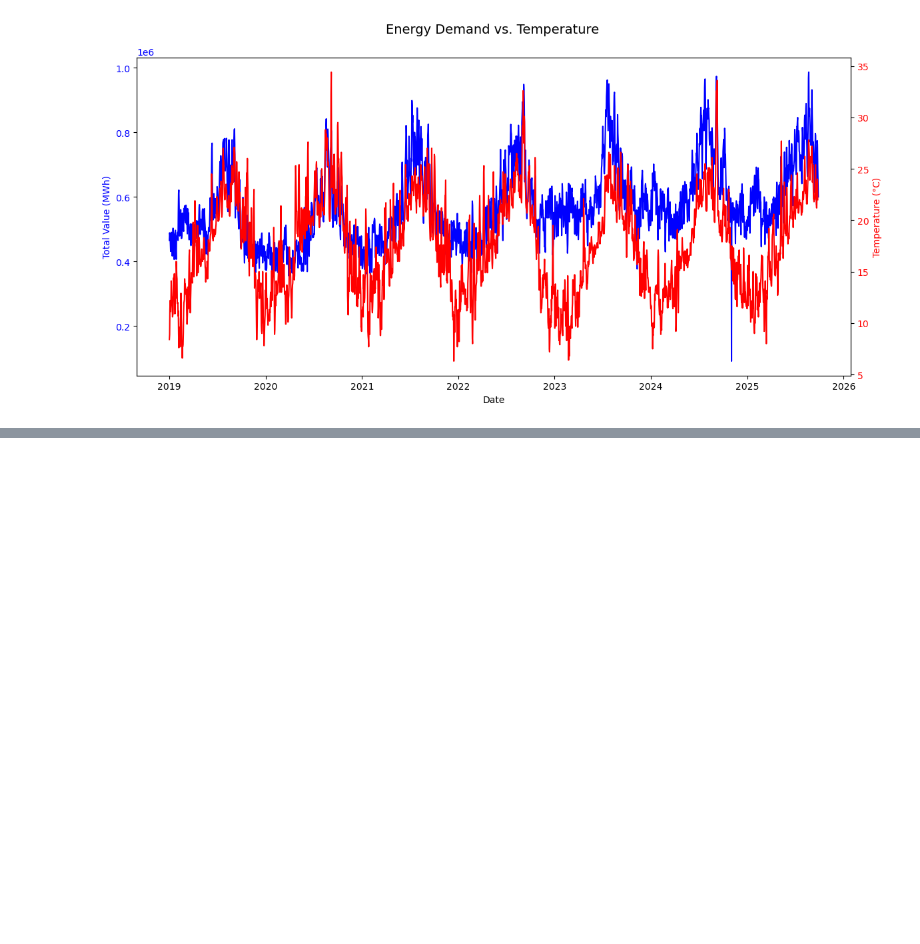
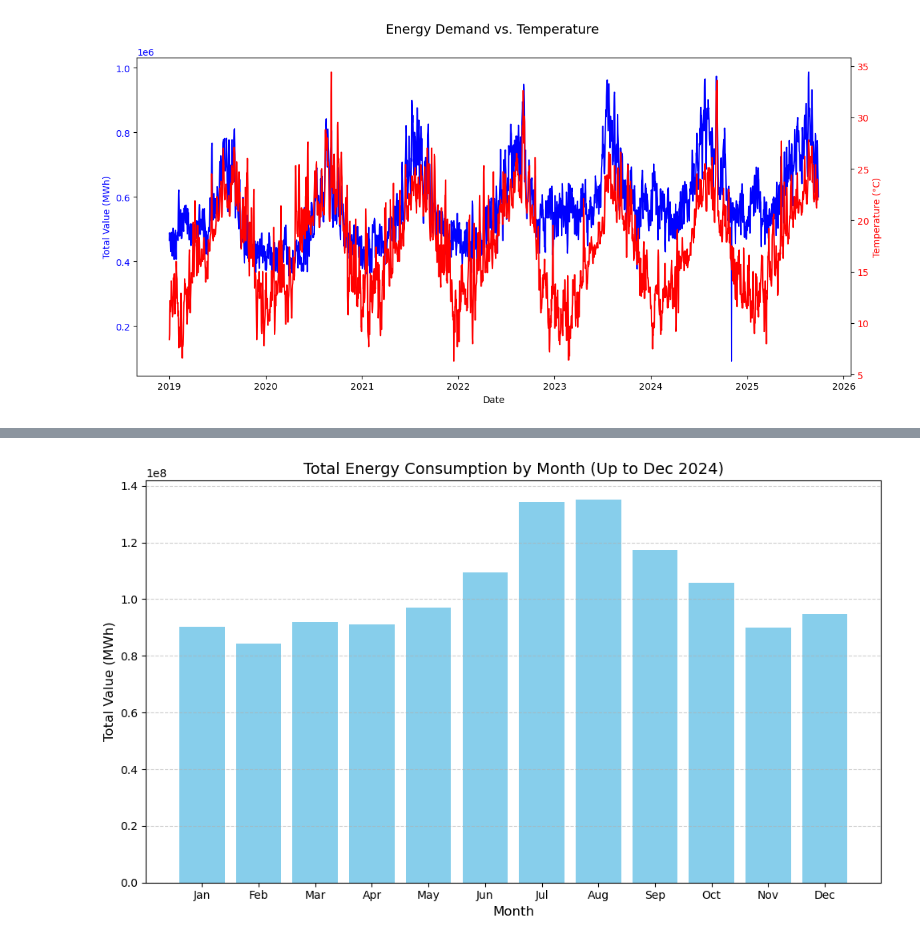
Before and after one commit to Jibu24/Energy_Demand_Forecasting, a Jupyter notebook: Notebooks/EDA.ipynb, the cells around one changed output, grey strips where cells are left out. Cells and saved outputs as stored; diff of their text form; code cells hidden in the pictures; blank space fills up the shorter version.

```diff
--- a/Notebooks/EDA.ipynb
+++ b/Notebooks/EDA.ipynb
@@ -300,0 +321,25 @@ plt.show()
+# %%
+# Filter up to Dec 31, 2024
+df_filtered = df_merged[df_merged["date"] <= "2024-12-31"]
+
+# Group by month across all years
+monthly_totals = (
+    df_filtered.groupby(df_filtered["date"].dt.month)["total_value"]
+               .sum()
+)
+
+# Month labels
+month_labels = ["Jan","Feb","Mar","Apr","May","Jun","Jul","Aug","Sep","Oct","Nov","Dec"]
+
+# Plot
+plt.figure(figsize=(10,6))
+plt.bar(month_labels, monthly_totals, color="skyblue")
+
+plt.title("Total Energy Consumption by Month (Up to Dec 2024)", fontsize=14)
+plt.xlabel("Month", fontsize=12)
+plt.ylabel("Total Value (MWh)", fontsize=12)
+plt.grid(axis="y", linestyle="--", alpha=0.6)
+plt.tight_layout()
+plt.show()
+# %% [output]
+[figure, added]
```
Also changed, not shown: parts of 2 cells of this notebook.
